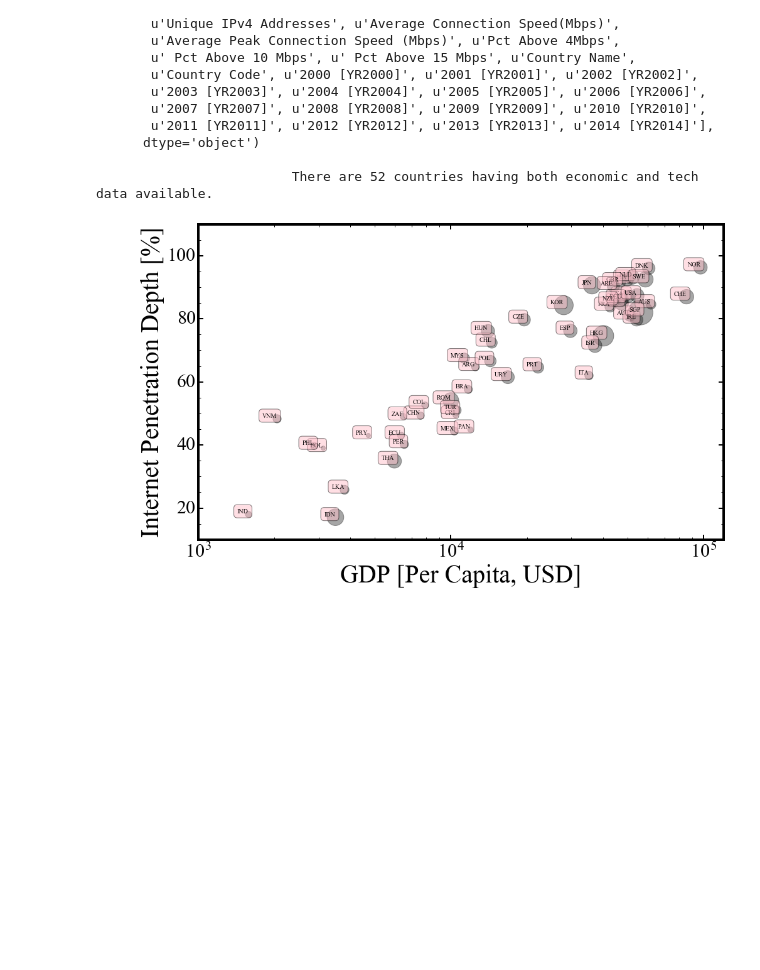
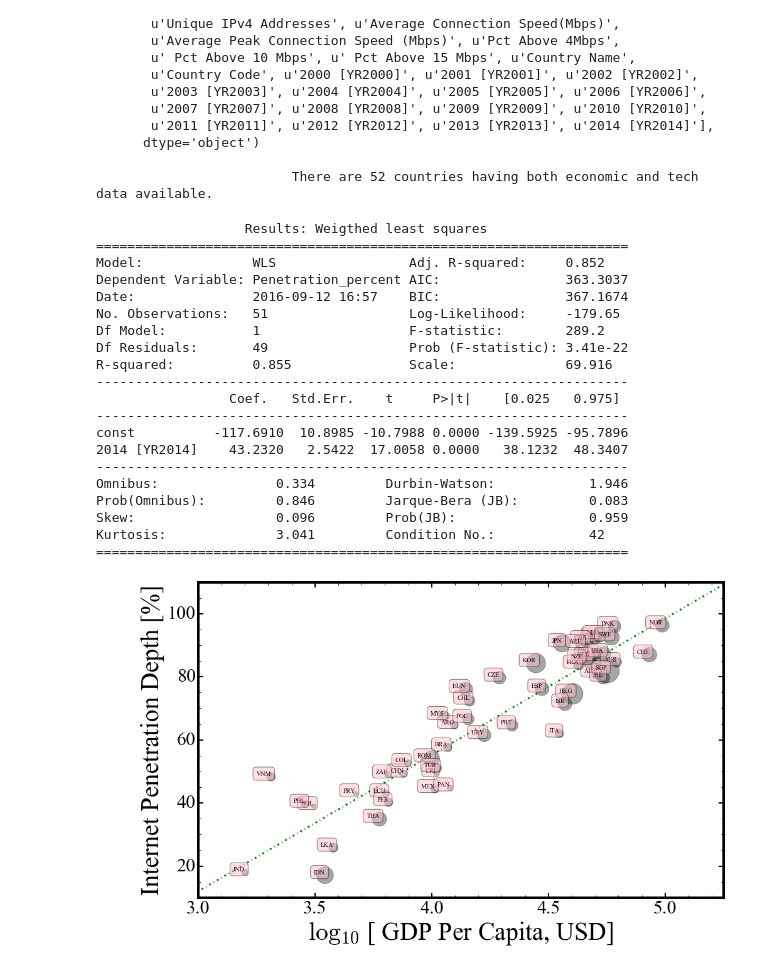
Before and after one commit to gmsardane/Exploring-the-state-of-the-Internet-in-Various-Economies, a Jupyter notebook: Status_of_the_Internet_in_the_World.ipynb, the cells around one changed output. Saved outputs shown, nothing was run; the diff lists cells and outputs as text; code cells hidden in the pictures; blank space fills up the shorter version.

Commit message:
Added linear regression results and used log10 GDP

```diff
--- a/Status_of_the_Internet_in_the_World.ipynb
+++ b/Status_of_the_Internet_in_the_World.ipynb
@@ -144,25 +144,56 @@ Index([u'Country', u'Users', u'Penetration_percent', u'Population',
 
                          There are 52 countries having both economic and tech data available.
 # %%
-plt.scatter(dfMerged['2014 [YR2014]'], dfMerged['Penetration_percent'],
+plt.scatter(np.log10(dfMerged['2014 [YR2014]']), dfMerged['Penetration_percent'],
             s = dfMerged['Average Peak Connection Speed (Mbps)']**1.50, alpha=0.35,
             c='black', cmap = plt.get_cmap('Spectral'))
 ax = plt.gca()
-plt.xlabel('GDP [Per Capita, USD]', fontsize = 40)
+plt.xlabel(r'$\mathrm{log_{10}}$ [ GDP Per Capita, USD]', fontsize = 40)
 plt.ylabel('Internet Penetration Depth [%]', fontsize = 40)
-#plt.ylim(10, 100)
-plt.xlim(1e3, 120000)
+plt.ylim(10, 110)
+plt.xlim(3, 5.25)
 ax.minorticks_on()
 ax.tick_params(axis='both',color='k',length=8,width=2, labelsize=30)
 ax.tick_params(which='minor',axis='both', color='k',length=4,width=1)
-ax.set_xscale('log')
 
-for label, x, y in zip(dfMerged['Country Code'], dfMerged['2014 [YR2014]'], dfMerged['Penetration_percent']):
+for label, x, y in zip(dfMerged['Country Code'], np.log10(dfMerged['2014 [YR2014]']), dfMerged['Penetration_percent']):
     plt.annotate(
         label,
         xy = (x, y), xytext = (0, 0),
         textcoords = 'offset points', ha = 'right', va = 'bottom',
         bbox = dict(boxstyle = 'round,pad=0.55', fc = 'pink', alpha = 0.5))
         #arrowprops = dict(arrowstyle = '->', connectionstyle = 'arc3,rad=0'))
+## I want to add a regression line:
+import statsmodels.api as sm
+from statsmodels.sandbox.regression.predstd import wls_prediction_std
+
+## Fit a line through these points.
+model = sm.WLS(dfMerged_fit['Penetration_percent'], sm.add_constant(np.log10(dfMerged_fit['2014 [YR2014]'])))
+fitted = model.fit()
+sdev, lower, upper = wls_prediction_std(fitted)
+x = np.arange(0.0001, np.max(np.log10(dfMerged['2014 [YR2014]']))+5, 0.1)
+plt.plot(x, fitted.params[0] + x*fitted.params[1], 'g-.', linewidth=3)
+print fitted.summary2()
+#ax.set_xscale('log')
 # %% [output]
+                   Results: Weigthed least squares
+====================================================================
+Model:              WLS                 Adj. R-squared:     0.852
+Dependent Variable: Penetration_percent AIC:                363.3037
+Date:               2016-09-12 16:57    BIC:                367.1674
+No. Observations:   51                  Log-Likelihood:     -179.65
+Df Model:           1                   F-statistic:        289.2
+Df Residuals:       49                  Prob (F-statistic): 3.41e-22
+R-squared:          0.855               Scale:              69.916
+--------------------------------------------------------------------
+                 Coef.   Std.Err.    t     P>|t|    [0.025   0.975]
+--------------------------------------------------------------------
+const          -117.6910  10.8985 -10.7988 0.0000 -139.5925 -95.7896
+2014 [YR2014]    43.2320   2.5422  17.0058 0.0000   38.1232  48.3407
+--------------------------------------------------------------------
+Omnibus:               0.334         Durbin-Watson:            1.946
+Prob(Omnibus):         0.846         Jarque-Bera (JB):         0.083
+Skew:                  0.096         Prob(JB):                 0.959
+Kurtosis:              3.041         Condition No.:            42
+====================================================================
-[figure, old version]
+[figure, new version]
```
Also changed, not shown: parts of 1 cell of this notebook.
